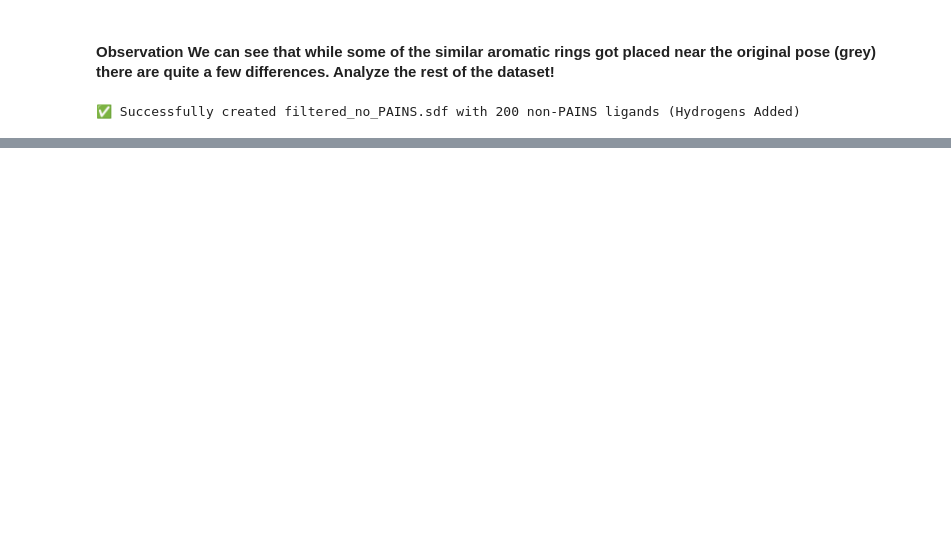
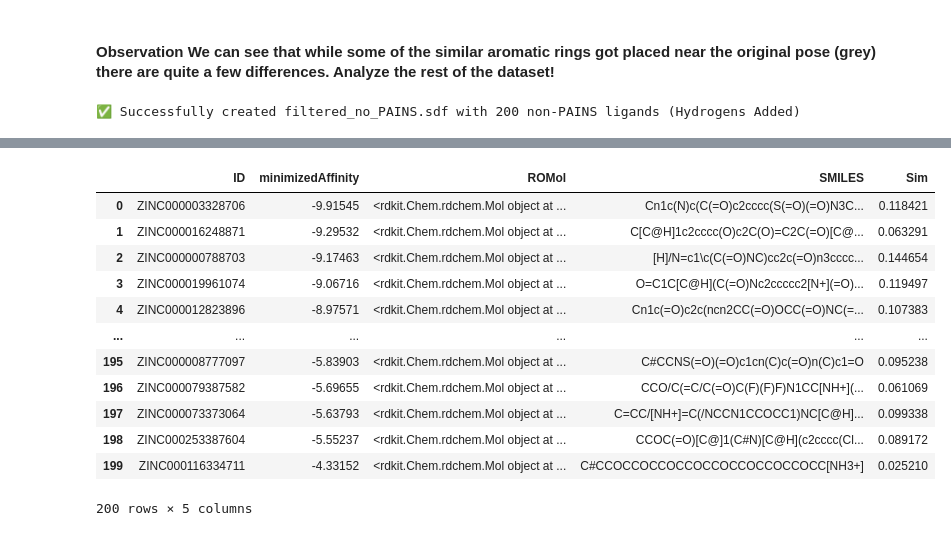
Before and after one commit to Steve-Cheney/Cheminformatics, a Jupyter notebook: rbif-110-a6/a6.ipynb, the cells around one changed output, grey strips where cells are left out. Saved outputs shown, nothing was run; the diff lists cells and outputs as text; code cells hidden in the pictures; blank space fills up the shorter version.

```diff
--- a/rbif-110-a6/a6.ipynb
+++ b/rbif-110-a6/a6.ipynb
@@ -1048,10 +1132,20 @@ Loop time 699.212
 # %%
 subset_results= PandasTools.LoadSDF("full_data.sdf")
 filter_no_pains = PandasTools.LoadSDF("filtered_no_PAINS.sdf")
+print(subset_results.columns)
+print(filter_no_pains.columns)
 
 merged=filter_no_pains.merge(subset_results, left_on="ID",right_on="ID")
 merged=merged[['ID','minimizedAffinity']] #We can clean up a few of the columns
 merged['minimizedAffinity']=merged['minimizedAffinity'].astype('float64')
 merged=merged.sort_values('minimizedAffinity', ascending=True)
+
+subset_results = subset_results[["ID", "ROMol"]]
+# Merge to add ROMol from subset_results into merged DataFrame
+merged = merged.merge(subset_results, on="ID", how="left")
+merged["SMILES"] = merged["ROMol"].apply(lambda mol: Chem.MolToSmiles(mol) if mol is not None else None)
 merged
+
+merged=merged.merge(full_df, left_on="ID",right_on="ID")
+merged
 # %% [output]
@@ -1158,0 +1255,29 @@ Image(filename = "pose.png", unconfined=True)
+# %%
+fpgen = AllChem.GetMorganGenerator()
+query = Chem.MolFromSmiles('CC(C)Oc1cc(C2CCN(C)CC2)c(C)cc1Nc3nc(Nc4ccccc4[S](=O)(=O)C(C)C)c5c[nH]nc5n3')
+queryfp = fpgen.GetFingerprint(query)
+
+sim=[]
+for x in merged.SMILES:
+  target = Chem.MolFromSmiles(x)
+  targetfp = fpgen.GetFingerprint(target)
+  s=DataStructs.TanimotoSimilarity(targetfp,queryfp)
+  sim.append(s)
+
+
+merged["Sim"]=sim
+merged
+# %% [output]
+|  | ID | minimizedAffinity | ROMol | SMILES | Sim |
+| 0 | ZINC000003328706 | -9.91545 | <rdkit.Chem.rdchem.Mol object at ... | Cn1c(N)c(C(=O)c2cccc(S(=O)(=O)N3C... | 0.118421 |
+| 1 | ZINC000016248871 | -9.29532 | <rdkit.Chem.rdchem.Mol object at ... | C[C@H]1c2cccc(O)c2C(O)=C2C(=O)[C@... | 0.063291 |
+| 2 | ZINC000000788703 | -9.17463 | <rdkit.Chem.rdchem.Mol object at ... | [H]/N=c1\c(C(=O)NC)cc2c(=O)n3cccc... | 0.144654 |
+| 3 | ZINC000019961074 | -9.06716 | <rdkit.Chem.rdchem.Mol object at ... | O=C1C[C@H](C(=O)Nc2ccccc2[N+](=O)... | 0.119497 |
+| 4 | ZINC000012823896 | -8.97571 | <rdkit.Chem.rdchem.Mol object at ... | Cn1c(=O)c2c(ncn2CC(=O)OCC(=O)NC(=... | 0.107383 |
+| ... | ... | ... | ... | ... | ... |
+| 195 | ZINC000008777097 | -5.83903 | <rdkit.Chem.rdchem.Mol object at ... | C#CCNS(=O)(=O)c1cn(C)c(=O)n(C)c1=O | 0.095238 |
+| 196 | ZINC000079387582 | -5.69655 | <rdkit.Chem.rdchem.Mol object at ... | CCO/C(=C/C(=O)C(F)(F)F)N1CC[NH+](... | 0.061069 |
+| 197 | ZINC000073373064 | -5.63793 | <rdkit.Chem.rdchem.Mol object at ... | C=CC/[NH+]=C(/NCCN1CCOCC1)NC[C@H]... | 0.099338 |
+| 198 | ZINC000253387604 | -5.55237 | <rdkit.Chem.rdchem.Mol object at ... | CCOC(=O)[C@]1(C#N)[C@H](c2cccc(Cl... | 0.089172 |
+| 199 | ZINC000116334711 | -4.33152 | <rdkit.Chem.rdchem.Mol object at ... | C#CCOCCOCCOCCOCCOCCOCCOCCOCC[NH3+] | 0.025210 |
+200 rows × 5 columns
```
Also changed, not shown: parts of 29 cells of this notebook, 7 other files.
